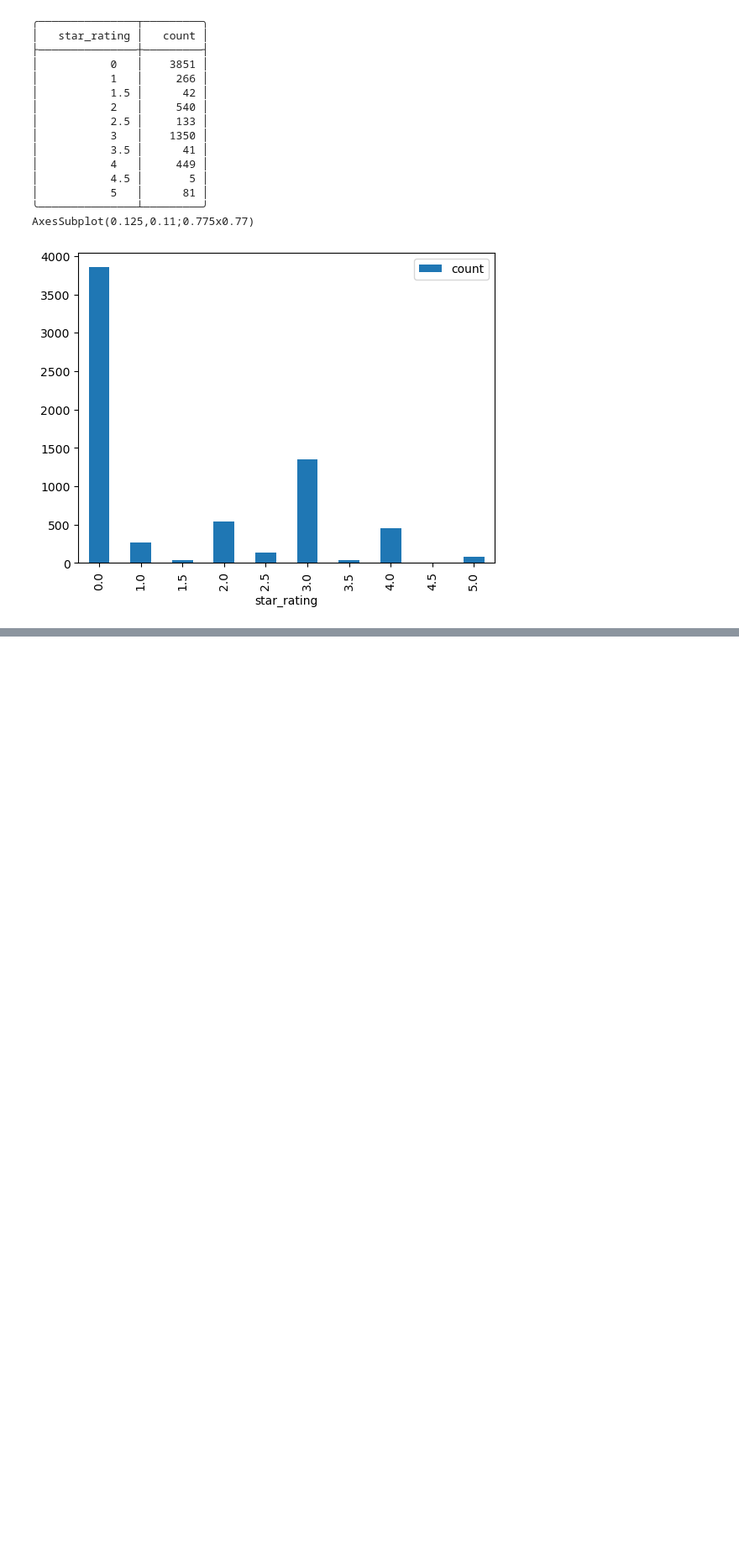
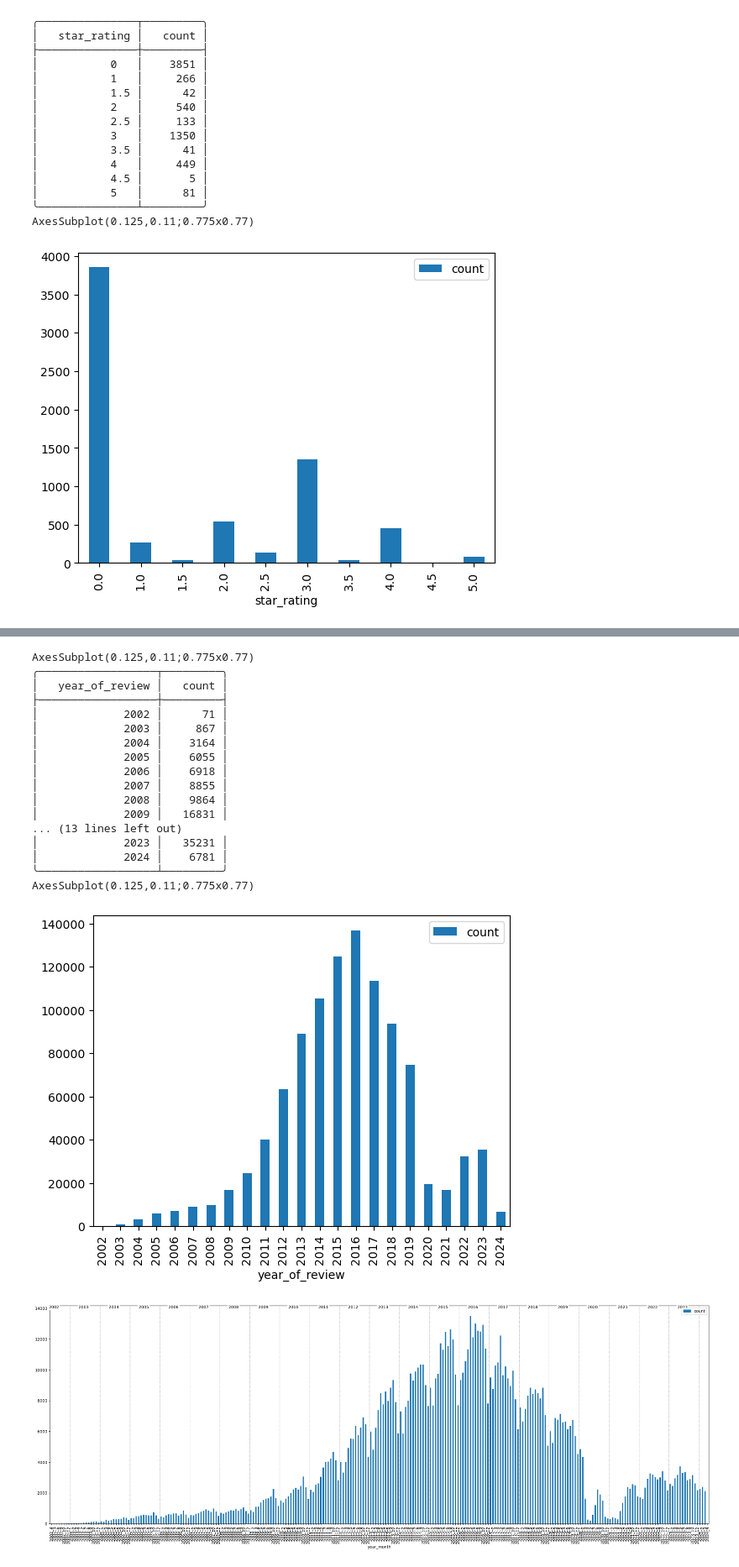
Before and after one commit to rbtroselli/hotel-city-classifier, a Jupyter notebook: analysis_eda.ipynb, the cells around one changed output, grey strips where cells are left out. Shown at 84% size. Saved outputs shown, nothing was run; the diff lists cells and outputs as text; code cells hidden in the pictures; blank space fills up the shorter version.

```diff
--- a/analysis_eda.ipynb
+++ b/analysis_eda.ipynb
@@ -183,0 +179,63 @@ AxesSubplot(0.125,0.11;0.775x0.77)
+# %%
+query = 'select year_of_review, count(*) as count from review group by year_of_review order by year_of_review'
+df = get_df(query)
+
+table = df.to_markdown(tablefmt='rounded_outline', index=False)
+plot = df.plot.bar(x='year_of_review', y='count')
+
+print(plot)
+print(table)
+
+
+
+query = """
+    select
+        year_of_review,
+        month_of_review,
+        year_of_review||"_"||month_of_review as year_month,
+        count(*) as count
+    from
+        review
+    where
+        year_of_review||"_"||month_of_review != '2024_04'
+    group by
+        year_of_review, month_of_review
+    order by
+        year_of_review, cast(month_of_review as int)
+"""
+df = get_df(query)
+
+table = df.to_markdown(tablefmt='rounded_outline', index=False)
+plot = df.plot.bar(x='year_month', y='count', figsize=(30, 10))
+
+# Adding vertical lines between January and December
+for i, row in df.iterrows():
+    if row['year_month'].endswith('_12'):
+        # lines between years
+        plot.axvline(x=i+0.5, color='gray', linestyle='--', lw=0.5)
+        # write the year on top
+        plot.text(x=i-6, y=14000, s=row['year_of_review'], ha='center', color='black', fontsize=10, bbox=dict(facecolor='white', edgecolor='white', boxstyle='round,pad=0.2'))
+ # y=row['count']+5000
+
+print(plot)
+# print(table)
+# %% [output]
+AxesSubplot(0.125,0.11;0.775x0.77)
+╭──────────────────┬─────────╮
+│   year_of_review │   count │
+├──────────────────┼─────────┤
+│             2002 │      71 │
+│             2003 │     867 │
+│             2004 │    3164 │
+│             2005 │    6055 │
+│             2006 │    6918 │
+│             2007 │    8855 │
+│             2008 │    9864 │
+│             2009 │   16831 │
+... (13 lines left out)
+│             2023 │   35231 │
+│             2024 │    6781 │
+╰──────────────────┴─────────╯
+AxesSubplot(0.125,0.11;0.775x0.77)
+[figure, added]
+[figure, added]
```
Also changed, not shown: parts of 12 cells of this notebook.
